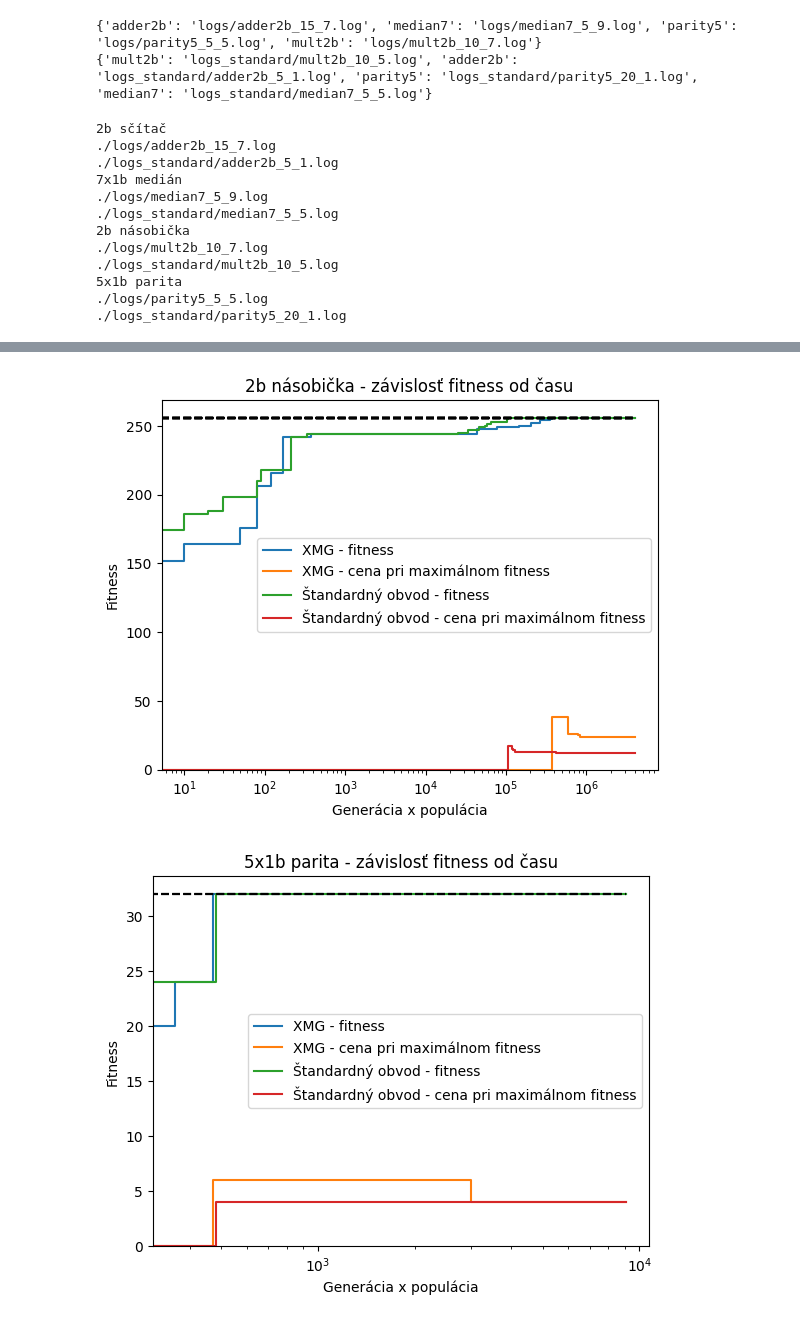
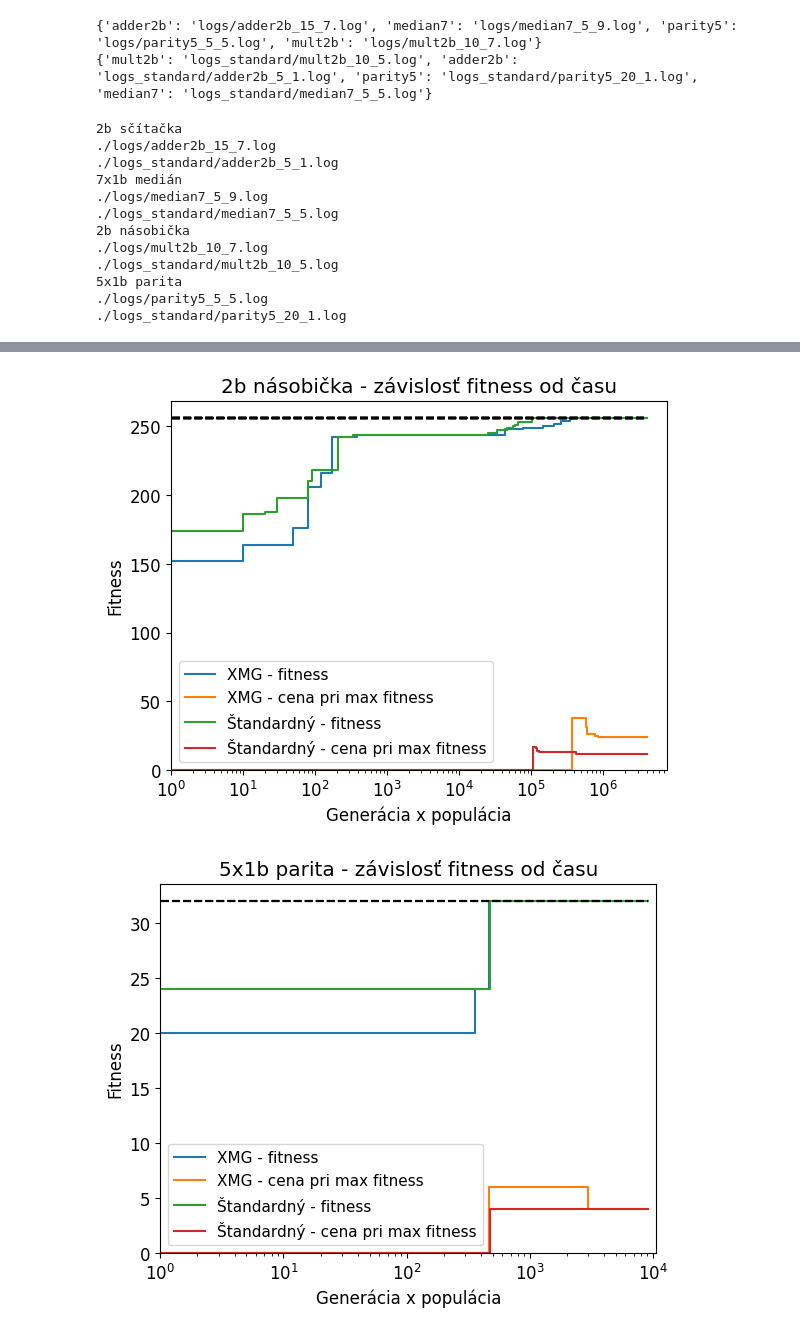
Before and after one commit to TomasKucma/BIN-proj, a Jupyter notebook: evaluate.ipynb, the cells around one changed output, grey strips where cells are left out. Drawn from its saved outputs; the diff is of its cells as text; code cells hidden in the pictures.

```diff
--- a/evaluate.ipynb
+++ b/evaluate.ipynb
@@ -99,13 +99,16 @@ def add_ax(ax, df, label, max_time):
     fitness = df["fitness"].to_list() + [df["fitness"].to_list()[-1]]
     cost = df["block_cost"].to_list() + [df["block_cost"].to_list()[-1]]
     ax.step(x = time, y = fitness, label = label + " - fitness")
-    ax.step(x = time, y = cost, label = label + " - cena pri maximálnom fitness")
+    ax.step(x = time, y = cost, label = label + " - cena pri max fitness")
 
 import os
 if not os.path.exists("plot/"):
     os.makedirs("plot/")
 
-for key, circuit in zip(sorted(best_xmg), ["2b sčítač", "7x1b medián", "2b násobička", "5x1b parita"]):
+import matplotlib
+matplotlib.rc('font', size=12)
+matplotlib.rc('legend', fontsize=11)
+for key, circuit in zip(sorted(best_xmg), ["2b sčítačka", "7x1b medián", "2b násobička", "5x1b parita"]):
     fig, ax = plt.subplots()
 
     print(circuit)
@@ -117,14 +120,14 @@ for key, circuit in zip(sorted(best_xmg), ["2b sčítač", "7x1b medián", "2b n
     max_time = max(df_standard["time"].max(), df_xmg["time"].max())
 
     add_ax(ax, df_xmg, "XMG", max_time)
-    add_ax(ax, df_standard, "Štandardný obvod", max_time)
+    add_ax(ax, df_standard, "Štandardný", max_time)
 
-    ax.set(xscale="log", ylim=(0, None), xlabel="Generácia x populácia", ylabel="Fitness", title = circuit + " - závislosť fitness od času")
-    ax.legend()
+    ax.set(xscale="log", xlim=(1, None), ylim=(0, None), xlabel="Generácia x populácia", ylabel="Fitness", title = circuit + " - závislosť fitness od času")
+    ax.legend(loc="lower left")
     ax.hlines(df_standard["max_fitness"], 0, max_time, color="black", linestyles="dashed", label="Maximálne fitness")
     fig.savefig("plot/" + key + ".pdf", format="pdf", dpi=300)
 # %% [output]
-2b sčítač
+2b sčítačka
 ./logs/adder2b_15_7.log
 ./logs_standard/adder2b_5_1.log
 7x1b medián
@@ -141,2 +144,2 @@ for key, circuit in zip(sorted(best_xmg), ["2b sčítač", "7x1b medián", "2b n
-[figure, old version]
+[figure, new version]
-[figure, old version]
+[figure, new version]
```
Also changed, not shown: parts of 1 cell of this notebook, 5 other files.
